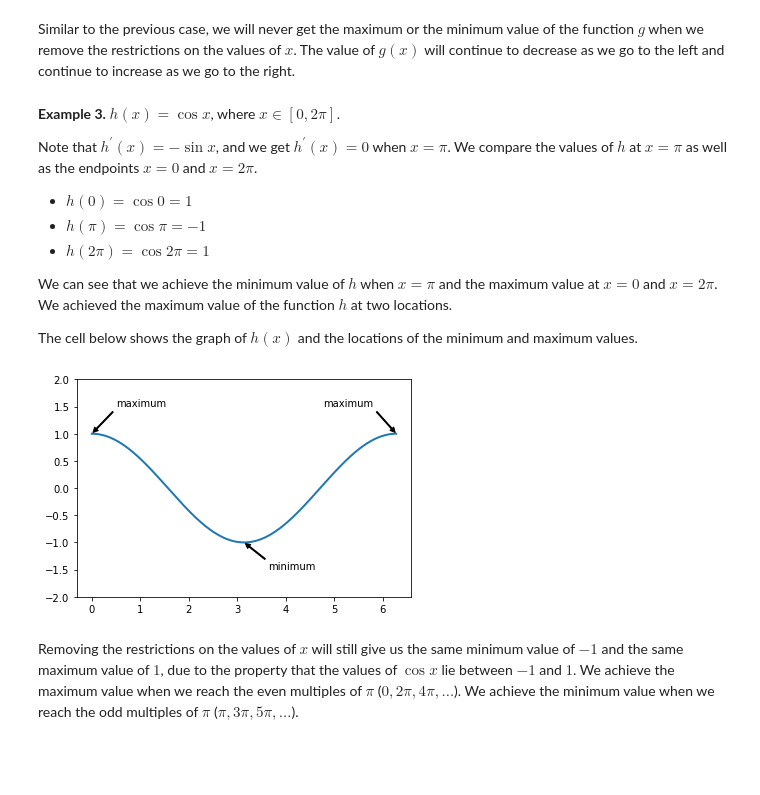
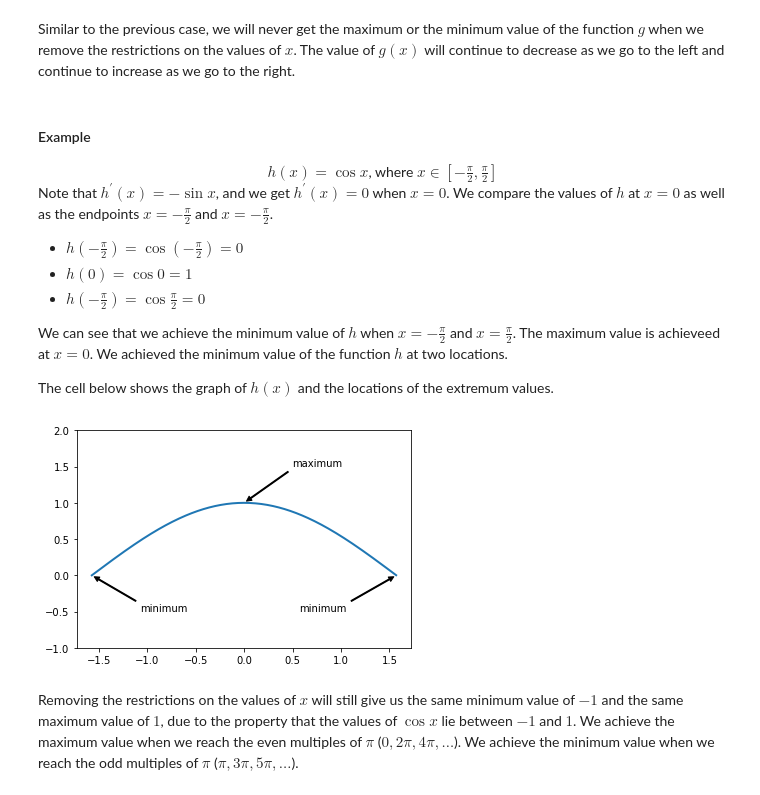
Before and after one commit to tinabargo/optimization-notes, a Jupyter notebook: Notebook 1 - Introduction to Optimization.ipynb, the cells around one changed output. Drawn from its saved outputs; the diff is of its cells as text; code cells hidden in the pictures; blank space fills up the shorter version.

```diff
--- a/Notebook 1 - Introduction to Optimization.ipynb
+++ b/Notebook 1 - Introduction to Optimization.ipynb
@@ -86,36 +92,38 @@ plt.show()
 # %% [markdown]
 Similar to the previous case, we will never get the maximum or the minimum value of the function $g$ when we remove the restrictions on the values of $x$. The value of $g(x)$ will continue to decrease as we go to the left and continue to increase as we go to the right.
 # %% [markdown]
-**Example 3.** $h(x) = \cos x$, where $x \in [0,2\pi]$.
+#### Example
 
-Note that $h^\prime (x) = -\sin x$, and we get $h^\prime (x) = 0$ when $x = \pi$. We compare the values of $h$ at $x=\pi$ as well as the endpoints $x=0$ and $x=2\pi$.
+<center>$h(x) = \cos x$, where $x \in [-\frac{\pi}{2},\frac{\pi}{2}]$</center>
+
+Note that $h^\prime (x) = -\sin x$, and we get $h^\prime (x) = 0$ when $x = 0$. We compare the values of $h$ at $x=0$ as well as the endpoints $x=-\frac{\pi}{2}$ and $x=-\frac{\pi}{2}$.
+* $h\left(-\frac{\pi}{2}\right) = \cos \left(-\frac{\pi}{2}\right) = 0$
 * $h(0) = \cos 0 = 1$
-* $h(\pi) = \cos \pi = -1$
-* $h(2\pi) = \cos 2\pi = 1$
+* $h\left(-\frac{\pi}{2}\right) = \cos \frac{\pi}{2} = 0$
 
-We can see that we achieve the minimum value of $h$ when $x=\pi$ and the maximum value at $x=0$ and $x=2\pi$. We achieved the maximum value of the function $h$ at two locations.
+We can see that we achieve the minimum value of $h$ when $x=-\frac{\pi}{2}$ and $x=\frac{\pi}{2}$. The maximum value is achieveed at $x=0$. We achieved the minimum value of the function $h$ at two locations.
 
-The cell below shows the graph of $h(x)$ and the locations of the minimum and maximum values.
+The cell below shows the graph of $h(x)$ and the locations of the extremum values.
 # %%
-# Plot of h(x) = \cos x, where x \in [0,2\pi]
-t = np.arange(0.0, 2*np.pi, 0.01)
+# Plot of h(x) = \cos x, where x \in [-pi/2,\pi/2]
+t = np.arange(-0.5*np.pi, 0.5*np.pi, 0.01)
 s = np.cos(t)
 line, = plt.plot(t, s, lw=2)
 
-plt.annotate('minimum', xy=(np.pi,-1), xytext=(np.pi+0.5,-1.5),
+plt.annotate('minimum', xy=(-0.5*np.pi,0), xytext=(-0.5*np.pi+0.5,-0.5),
+             arrowprops=dict(facecolor='black', width=1, headwidth=5,
+                             headlength=5, shrink=0.05))
+plt.annotate('minimum', xy=(0.5*np.pi,0), xytext=(0.5*np.pi-1,-0.5),
              arrowprops=dict(facecolor='black', width=1, headwidth=5,
                              headlength=5, shrink=0.05))
 plt.annotate('maximum', xy=(0,1), xytext=(0.5,1.5),
              arrowprops=dict(facecolor='black', width=1, headwidth=5,
                              headlength=5, shrink=0.05))
-plt.annotate('maximum', xy=(2*np.pi,1), xytext=(2*np.pi-1.5,1.5),
-             arrowprops=dict(facecolor='black', width=1, headwidth=5,
-                             headlength=5, shrink=0.05))
 
-plt.ylim(-2,2)
+plt.ylim(-1,2)
 plt.show()
 # %% [output]
-[figure, old version]
+[figure, new version]
 # %% [markdown]
 Removing the restrictions on the values of $x$ will still give us the same minimum value of $-1$ and the same maximum value of $1$, due to the property that the values of $\cos x$ lie between $-1$ and $1$. We achieve the maximum value when we reach the even multiples of $\pi$ ($0, 2\pi, 4\pi, \dots$). We achieve the minimum value when we reach the odd multiples of $\pi$ ($\pi, 3\pi, 5\pi,\dots$).
 # %%
```
Also changed, not shown: parts of 7 cells of this notebook.
